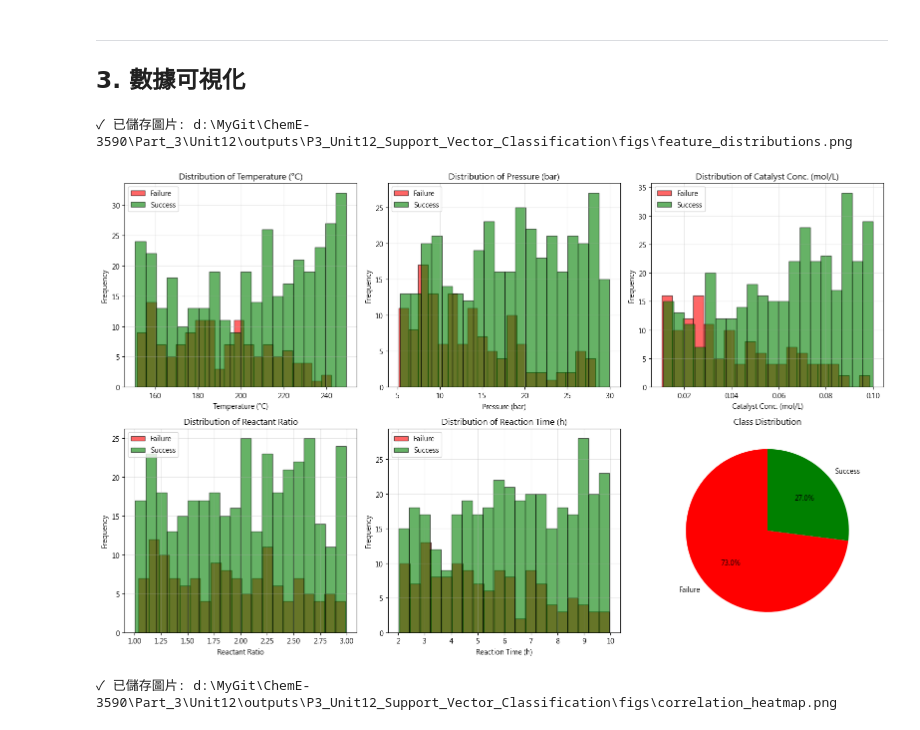
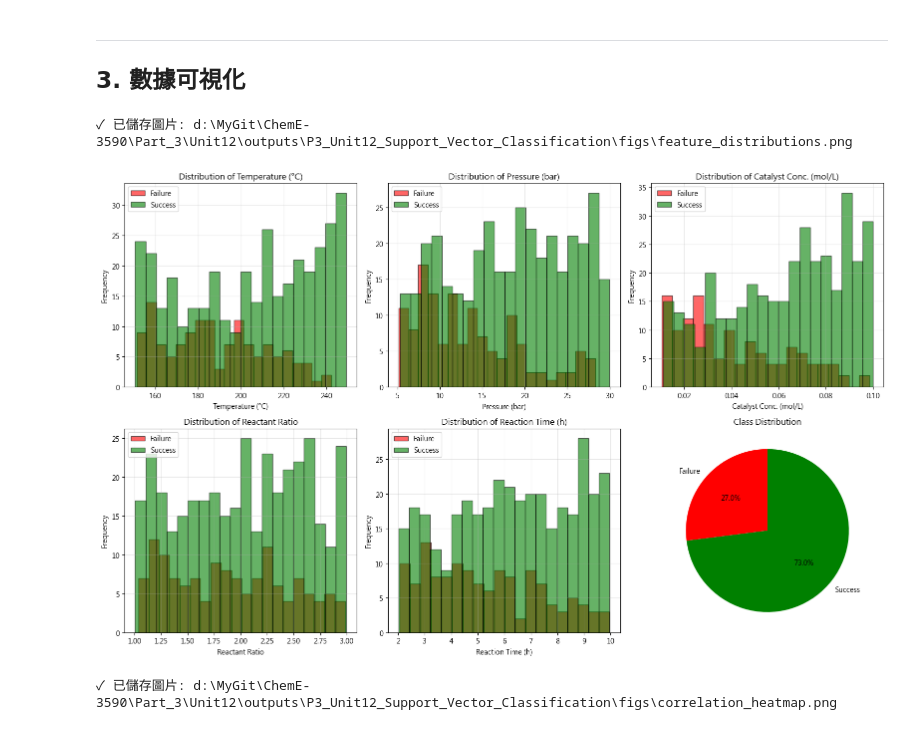
Before and after one commit to d9148408/ChemE-3590, a Jupyter notebook: Part_3/Unit12/Unit12_Support_Vector_Classification.ipynb, the cells around one changed output. Cells and saved outputs as stored; diff of their text form; code cells hidden in the pictures.

```diff
--- a/Part_3/Unit12/Unit12_Support_Vector_Classification.ipynb
+++ b/Part_3/Unit12/Unit12_Support_Vector_Classification.ipynb
@@ -233,34 +213,34 @@ max         9.963500    1.000000
 # %%
 # 特徵分佈可視化
 fig, axes = plt.subplots(2, 3, figsize=(16, 10))
 
 feature_names = ['temperature', 'pressure', 'catalyst_concentration', 'reactant_ratio', 'reaction_time']
 feature_labels = ['Temperature (°C)', 'Pressure (bar)', 'Catalyst Conc. (mol/L)', 'Reactant Ratio', 'Reaction Time (h)']
 
 for idx, (feature, label) in enumerate(zip(feature_names, feature_labels)):
     ax = axes[idx // 3, idx % 3]
     ax.hist(df[df['success']==0][feature], bins=20, alpha=0.6, label='Failure', color='red', edgecolor='black')
     ax.hist(df[df['success']==1][feature], bins=20, alpha=0.6, label='Success', color='green', edgecolor='black')
     ax.set_xlabel(label)
     ax.set_ylabel('Frequency')
     ax.set_title(f'Distribution of {label}')
     ax.legend()
     ax.grid(alpha=0.3)
 
-# 類別分佈餅圖
+# 類別分佈餅圖（sort_index 確保 Failure=0 在前，Success=1 在後）
 ax = axes[1, 2]
-class_counts = df['success'].value_counts()
+class_counts = df['success'].value_counts().sort_index()  # [0: Failure, 1: Success]
 ax.pie(class_counts, labels=['Failure', 'Success'], autopct='%1.1f%%',
        colors=['red', 'green'], startangle=90)
 ax.set_title('Class Distribution')
 
 plt.tight_layout()
 plt.savefig(FIG_DIR / 'feature_distributions.png', dpi=300, bbox_inches='tight')
 print(f"✓ 已儲存圖片: {FIG_DIR / 'feature_distributions.png'}")
 plt.show()
 # %% [output]
 ✓ 已儲存圖片: d:\MyGit\ChemE-3590\Part_3\Unit12\outputs\P3_Unit12_Support_Vector_Classification\figs\feature_distributions.png
-[figure, old version]
+[figure, new version]
 # %%
 # 相關性熱圖
 plt.figure(figsize=(10, 8))
```
Also changed, not shown: parts of 8 cells of this notebook, 14 other files.
